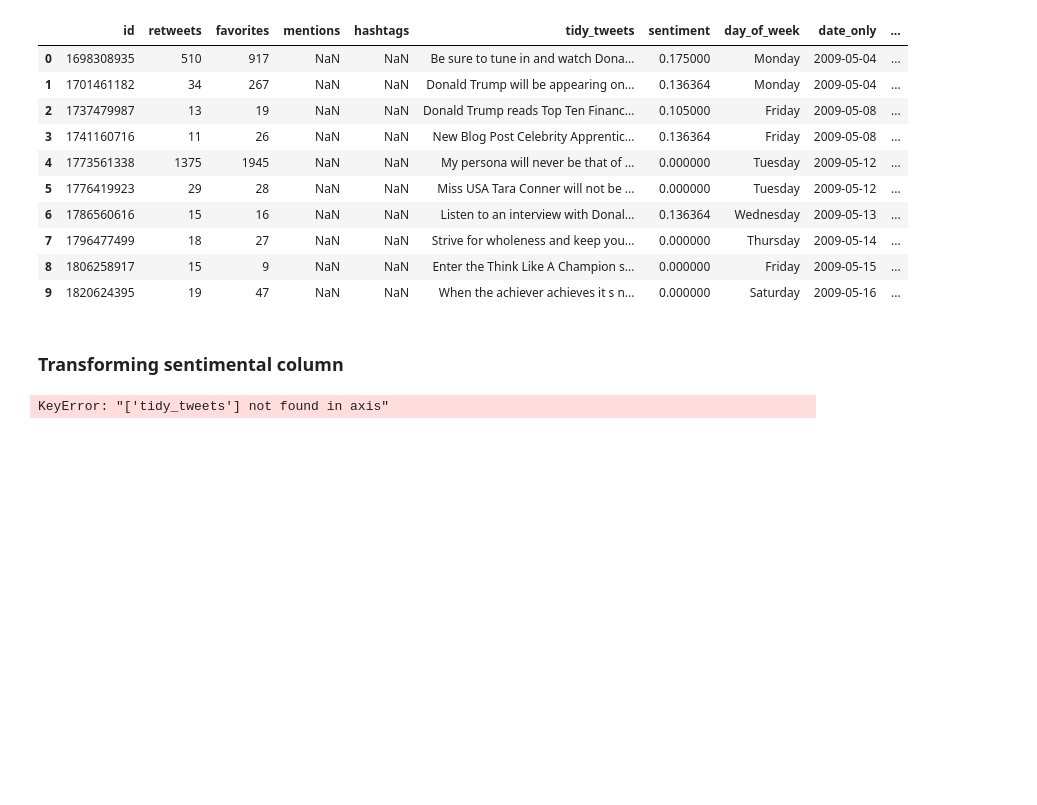
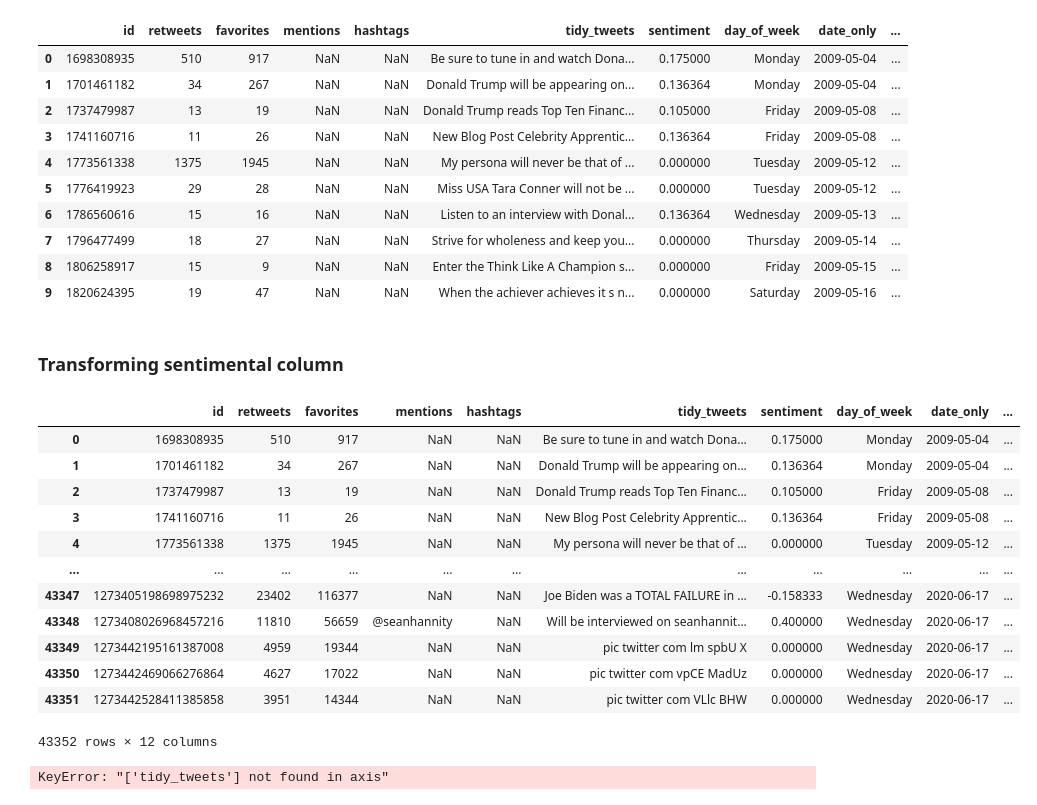
Before and after one commit to richard-gm/webServerDataViz, a Jupyter notebook: Sentimental_analysis.ipynb, the cells around one changed output. Drawn from its saved outputs; the diff is of its cells as text; code cells hidden in the pictures; blank space fills up the shorter version.

Commit message:
New dataset with overal sentimental has been added as well as the modification onf the ipynb file

```diff
--- a/Sentimental_analysis.ipynb
+++ b/Sentimental_analysis.ipynb
@@ -115,3 +115,29 @@ data.head(10)
 | 9 | 1820624395 | 19 | 47 | NaN | NaN | When the achiever achieves it s n... | 0.000000 | Saturday | 2009-05-16 | ... |
 # %% [markdown]
 ### Transforming sentimental column
+# %%
+def applyFunc(s):
+    if s >= 0.1:
+        return 'Positive'
+    elif s <= -0.1:
+        return 'Negative'
+    elif s == 0.000000:
+        return 'Neutral'
+    return ''
+
+data['Overall_sentimental'] = data['sentiment'].apply(applyFunc)
+data
+# %% [output]
+|  | id | retweets | favorites | mentions | hashtags | tidy_tweets | sentiment | day_of_week | date_only | ... |
+| 0 | 1698308935 | 510 | 917 | NaN | NaN | Be sure to tune in and watch Dona... | 0.175000 | Monday | 2009-05-04 | ... |
+| 1 | 1701461182 | 34 | 267 | NaN | NaN | Donald Trump will be appearing on... | 0.136364 | Monday | 2009-05-04 | ... |
+| 2 | 1737479987 | 13 | 19 | NaN | NaN | Donald Trump reads Top Ten Financ... | 0.105000 | Friday | 2009-05-08 | ... |
+| 3 | 1741160716 | 11 | 26 | NaN | NaN | New Blog Post Celebrity Apprentic... | 0.136364 | Friday | 2009-05-08 | ... |
+| 4 | 1773561338 | 1375 | 1945 | NaN | NaN | My persona will never be that of ... | 0.000000 | Tuesday | 2009-05-12 | ... |
+| ... | ... | ... | ... | ... | ... | ... | ... | ... | ... | ... |
+| 43347 | 1273405198698975232 | 23402 | 116377 | NaN | NaN | Joe Biden was a TOTAL FAILURE in ... | -0.158333 | Wednesday | 2020-06-17 | ... |
+| 43348 | 1273408026968457216 | 11810 | 56659 | @seanhannity | NaN | Will be interviewed on seanhannit... | 0.400000 | Wednesday | 2020-06-17 | ... |
+| 43349 | 1273442195161387008 | 4959 | 19344 | NaN | NaN | pic twitter com lm spbU X | 0.000000 | Wednesday | 2020-06-17 | ... |
+| 43350 | 1273442469066276864 | 4627 | 17022 | NaN | NaN | pic twitter com vpCE MadUz | 0.000000 | Wednesday | 2020-06-17 | ... |
+| 43351 | 1273442528411385858 | 3951 | 14344 | NaN | NaN | pic twitter com VLlc BHW | 0.000000 | Wednesday | 2020-06-17 | ... |
+43352 rows × 12 columns
```
Also changed, not shown: parts of 1 cell of this notebook, 1 other file.
